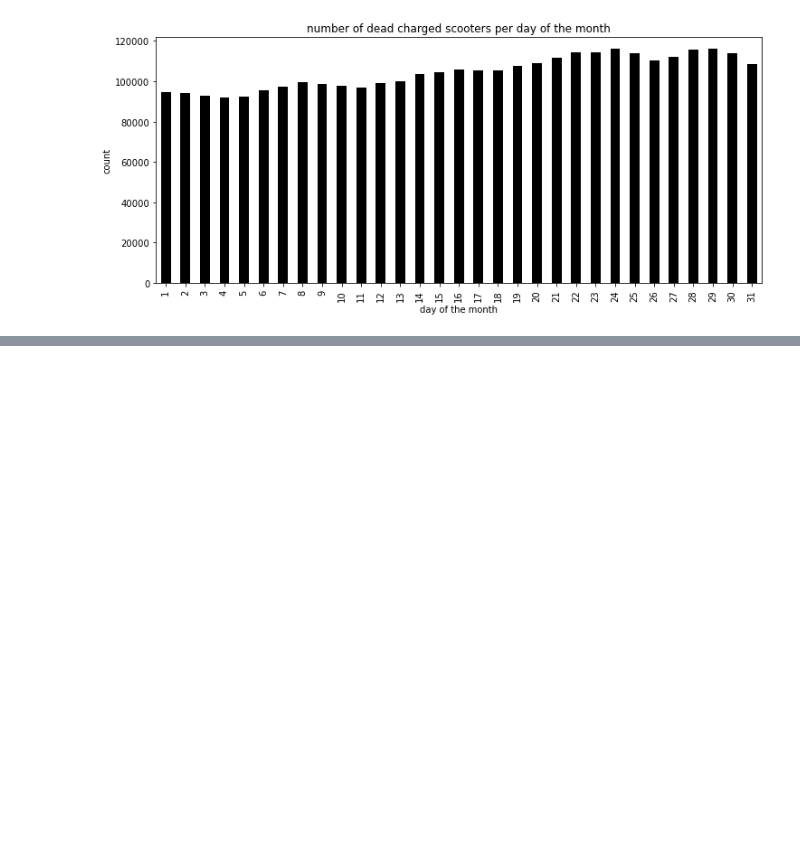
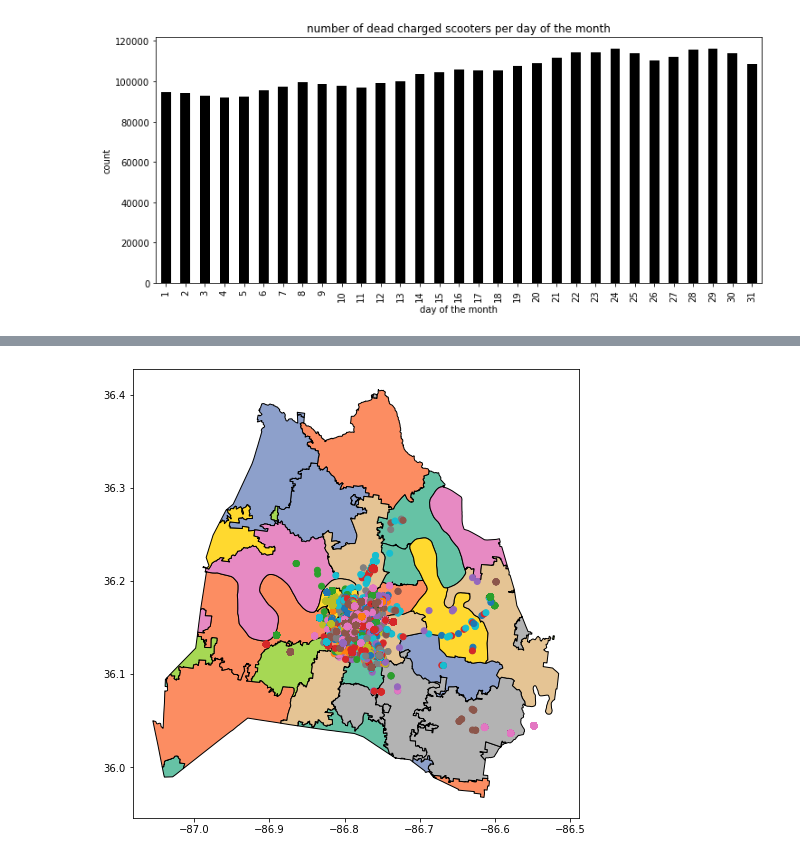
Before and after one commit to Quezadajl/nashville-scooters-project, a Jupyter notebook: notebooks/july.ipynb, the cells around one changed output, grey strips where cells are left out. Drawn from its saved outputs; the diff is of its cells as text; code cells hidden in the pictures; blank space fills up the shorter version.

```diff
--- a/notebooks/july.ipynb
+++ b/notebooks/july.ipynb
@@ -315,0 +294,6 @@ zip.head(5)
+# %%
+ax_d = zip.plot(figsize = (8,10), color = 'green', edgecolor = 'black', cmap = 'Set2')
+dead_charge.plot(ax = ax_d, column = 'sumdid')
+plt.show();
+# %% [output]
+[figure, added]
```
Also changed, not shown: parts of 14 cells of this notebook, 5 other files.
